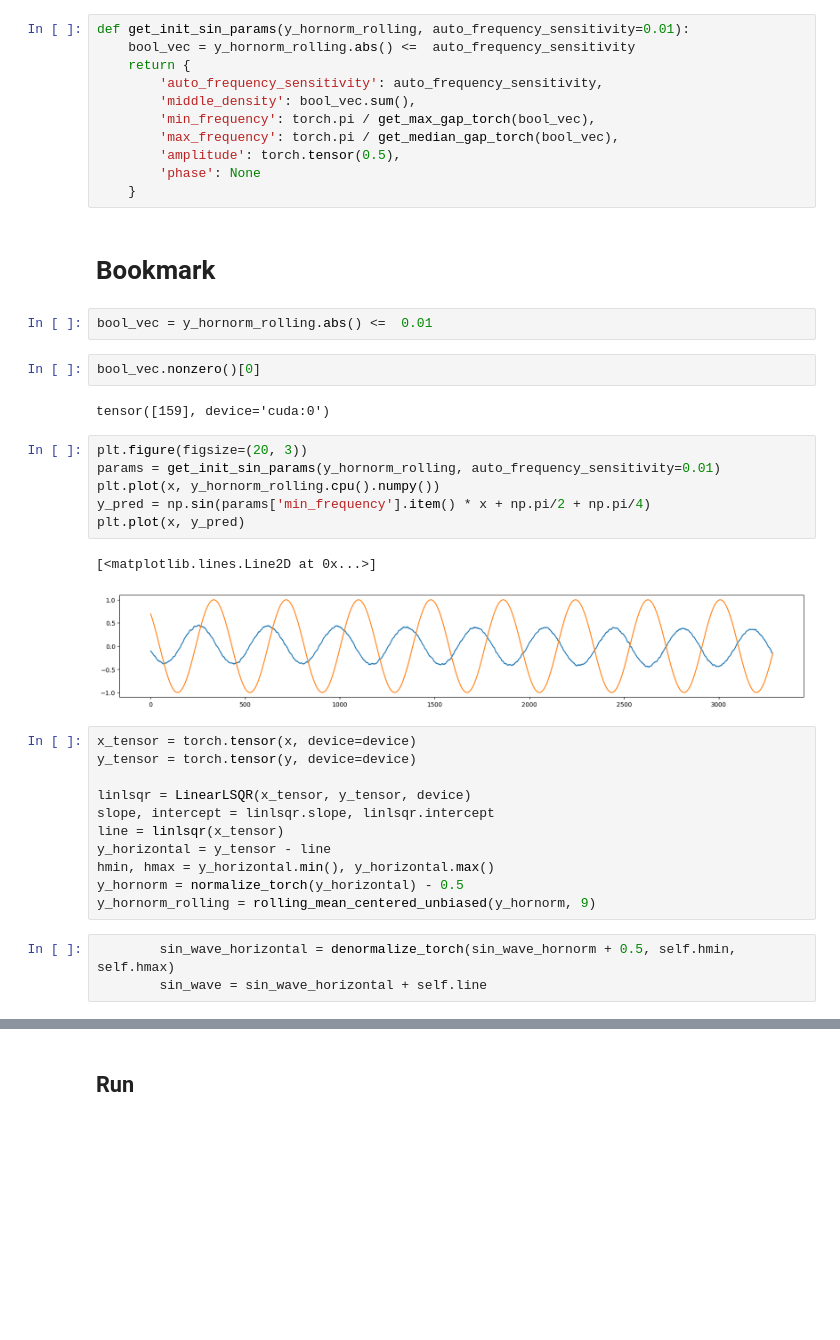
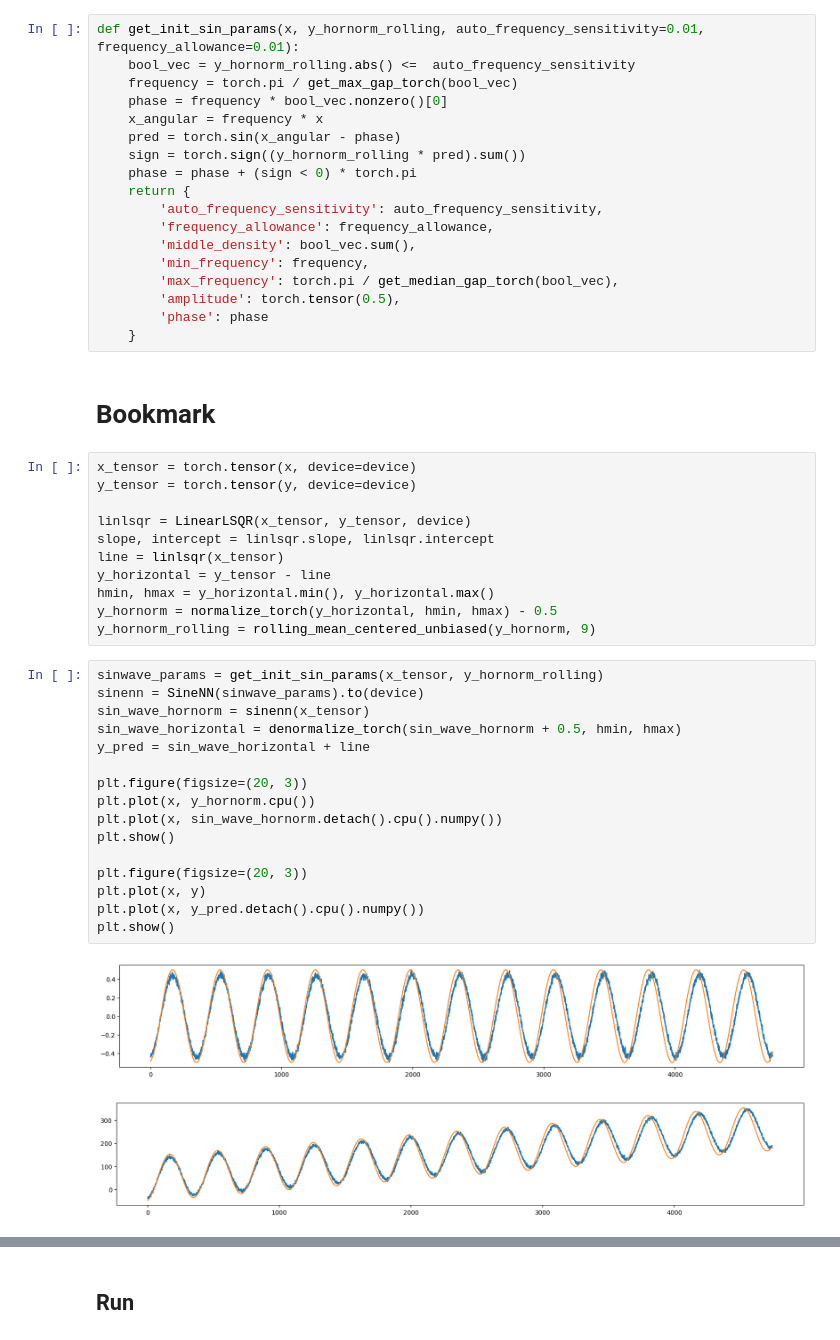
Before and after one commit to Ansebi/SIN-activated_Neural_Network_for_Time_Series_Forecasting, a Jupyter notebook: pytorch/scratch.ipynb, the cells around one changed output, grey strips where cells are left out. Cells and saved outputs as stored; diff of their text form; blank space fills up the shorter version.

```diff
--- a/pytorch/scratch.ipynb
+++ b/pytorch/scratch.ipynb
@@ -253,31 +256,23 @@ class SineNN(torch.nn.Module):
 # %%
-def get_init_sin_params(y_hornorm_rolling, auto_frequency_sensitivity=0.01):
+def get_init_sin_params(x, y_hornorm_rolling, auto_frequency_sensitivity=0.01, frequency_allowance=0.01):
     bool_vec = y_hornorm_rolling.abs() <=  auto_frequency_sensitivity
+    frequency = torch.pi / get_max_gap_torch(bool_vec)
+    phase = frequency * bool_vec.nonzero()[0]
+    x_angular = frequency * x
+    pred = torch.sin(x_angular - phase)
+    sign = torch.sign((y_hornorm_rolling * pred).sum())
+    phase = phase + (sign < 0) * torch.pi
     return {
         'auto_frequency_sensitivity': auto_frequency_sensitivity,
+        'frequency_allowance': frequency_allowance,
         'middle_density': bool_vec.sum(),
-        'min_frequency': torch.pi / get_max_gap_torch(bool_vec),
+        'min_frequency': frequency,
         'max_frequency': torch.pi / get_median_gap_torch(bool_vec),
         'amplitude': torch.tensor(0.5),
-        'phase': None
+        'phase': phase
     }
 # %% [markdown]
 # Bookmark
-# %%
-bool_vec = y_hornorm_rolling.abs() <=  0.01
-# %%
-bool_vec.nonzero()[0]
-# %% [output]
-tensor([159], device='cuda:0')
-# %%
-plt.figure(figsize=(20, 3))
-params = get_init_sin_params(y_hornorm_rolling, auto_frequency_sensitivity=0.01)
-plt.plot(x, y_hornorm_rolling.cpu().numpy())
-y_pred = np.sin(params['min_frequency'].item() * x + np.pi/2 + np.pi/4)
-plt.plot(x, y_pred)
-# %% [output]
-[<matplotlib.lines.Line2D at 0x...>]
-[figure, removed]
 # %%
 x_tensor = torch.tensor(x, device=device)
 y_tensor = torch.tensor(y, device=device)
@@ -287,8 +282,24 @@ slope, intercept = linlsqr.slope, linlsqr.intercept
 line = linlsqr(x_tensor)
 y_horizontal = y_tensor - line
 hmin, hmax = y_horizontal.min(), y_horizontal.max()
-y_hornorm = normalize_torch(y_horizontal) - 0.5
+y_hornorm = normalize_torch(y_horizontal, hmin, hmax) - 0.5
 y_hornorm_rolling = rolling_mean_centered_unbiased(y_hornorm, 9)
-# %%
-        sin_wave_horizontal = denormalize_torch(sin_wave_hornorm + 0.5, self.hmin, self.hmax)
-        sin_wave = sin_wave_horizontal + self.line
+# %%
+sinwave_params = get_init_sin_params(x_tensor, y_hornorm_rolling)
+sinenn = SineNN(sinwave_params).to(device)
+sin_wave_hornorm = sinenn(x_tensor)
+sin_wave_horizontal = denormalize_torch(sin_wave_hornorm + 0.5, hmin, hmax)
+y_pred = sin_wave_horizontal + line
+
+plt.figure(figsize=(20, 3))
+plt.plot(x, y_hornorm.cpu())
+plt.plot(x, sin_wave_hornorm.detach().cpu().numpy())
+plt.show()
+
+plt.figure(figsize=(20, 3))
+plt.plot(x, y)
+plt.plot(x, y_pred.detach().cpu().numpy())
+plt.show()
+# %% [output]
+[figure, added]
+[figure, added]
```
Also changed, not shown: parts of 6 cells of this notebook.
